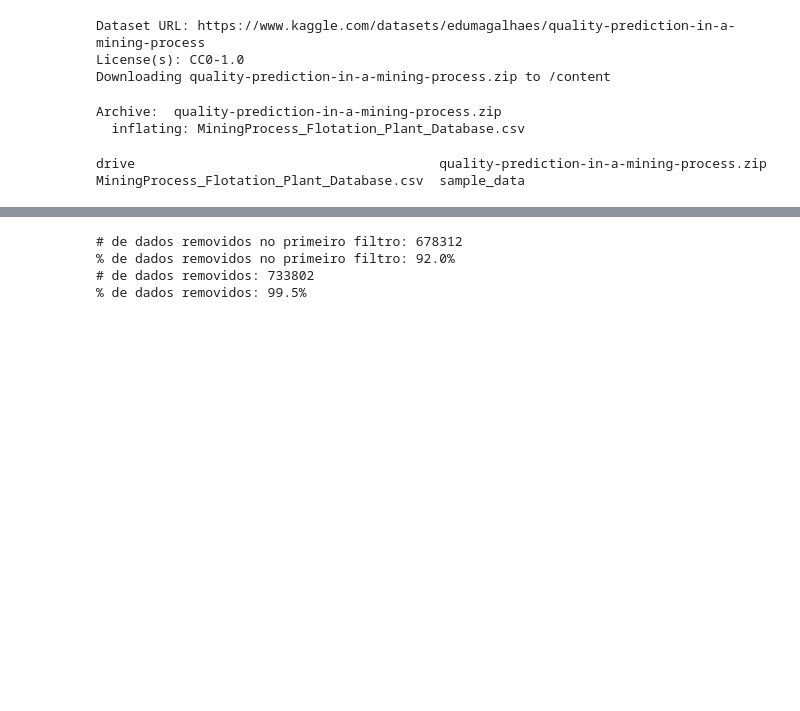
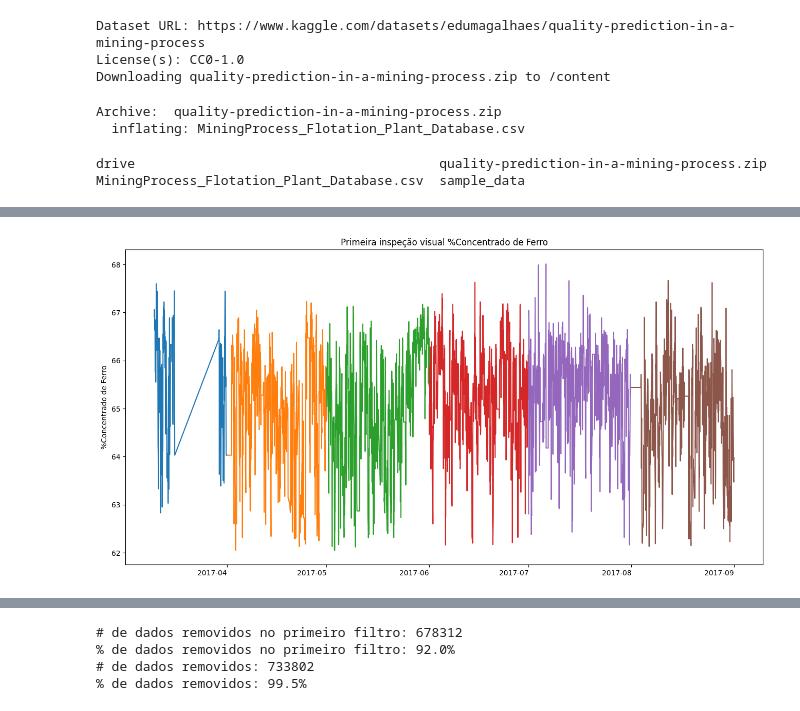
Before and after one commit to totscheffer/caseihm, a Jupyter notebook: Análise Exploratória.ipynb, the cells around one changed output, grey strips where cells are left out. Saved outputs shown, nothing was run; the diff lists cells and outputs as text; code cells hidden in the pictures; blank space fills up the shorter version.

```diff
--- a/Análise Exploratória.ipynb
+++ b/Análise Exploratória.ipynb
@@ -301,0 +175,12 @@ plt.show()
+# %%
+#Relação inversa
+for month in range(3,9):
+  raw_data['% Iron Concentrate'].loc[raw_data.index.month == month].plot(figsize= (16,9))
+
+plt.title('Primeira inspeção visual %Concentrado de Ferro')
+plt.xlabel('')
+plt.ylabel('%Concentrado de Ferro')
+plt.xticks(rotation=0)
+plt.show()
+# %% [output]
+[figure, added]
```
Also changed, not shown: parts of 71 cells of this notebook, 2 other files.
